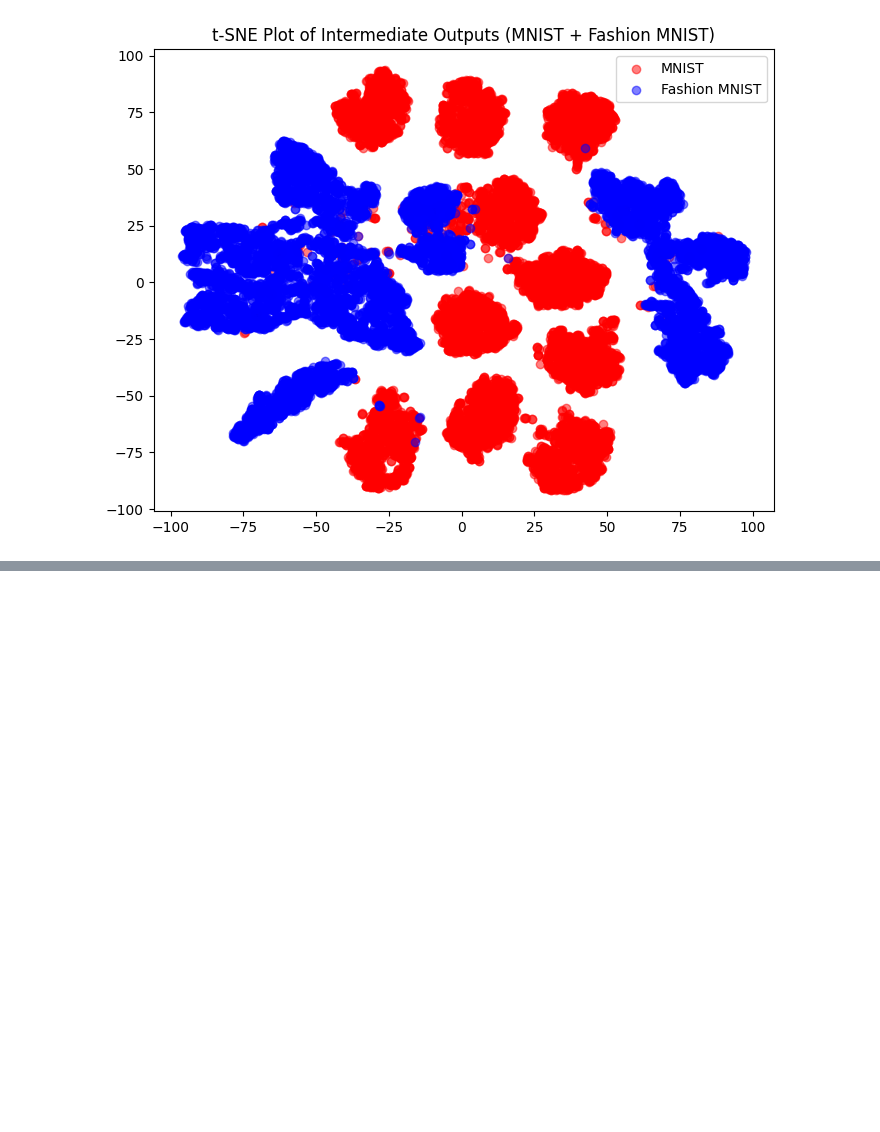
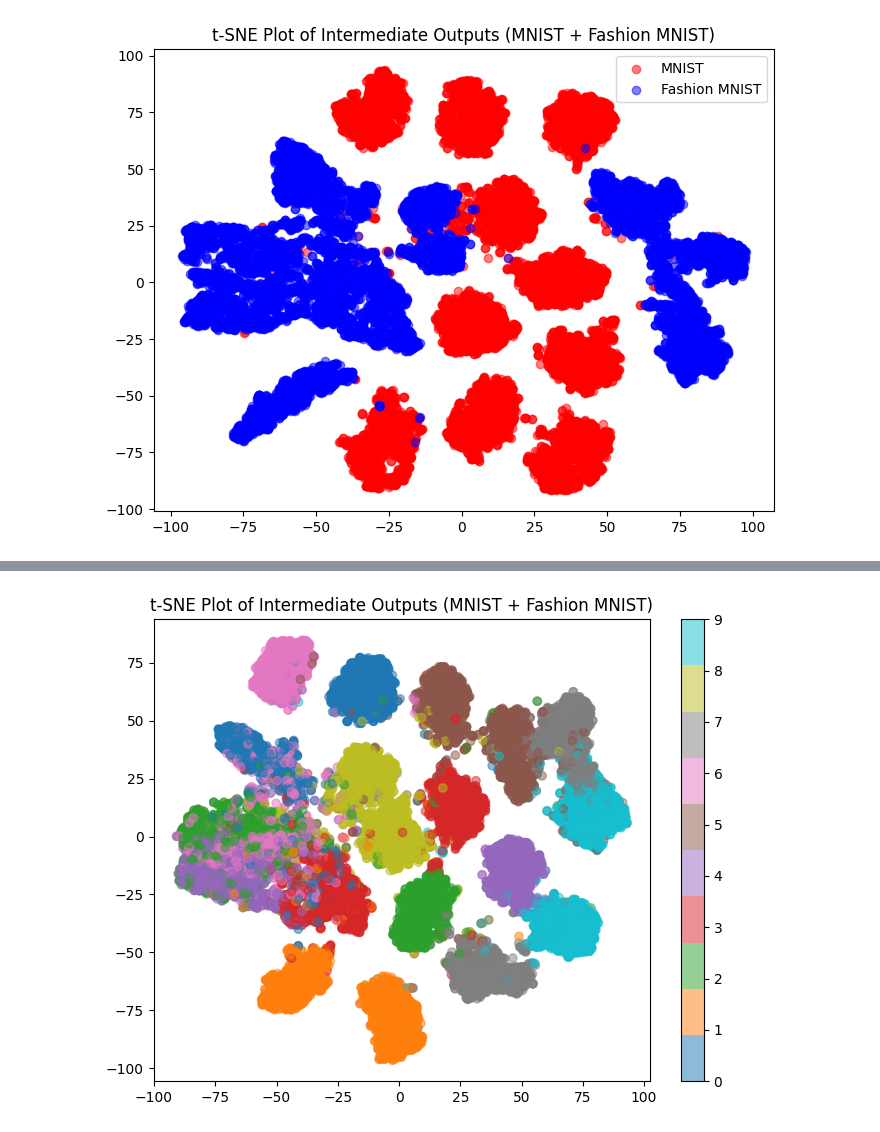
Before and after one commit to Kanishk-py/ML-Task, a Jupyter notebook: cnn.ipynb, the cells around one changed output, grey strips where cells are left out. Drawn from its saved outputs; the diff is of its cells as text; code cells hidden in the pictures; blank space fills up the shorter version.

```diff
--- a/cnn.ipynb
+++ b/cnn.ipynb
@@ -420,3 +420,49 @@ plt.show()
  [ 56.121986  22.637543]]
 (20000, 2)
 [figure]
+# %%
+import tensorflow as tf
+from tensorflow.keras.models import load_model
+import numpy as np
+from sklearn.manifold import TSNE
+import matplotlib.pyplot as plt
+
+# Load the saved model
+saved_model_path = './models/best_model_MC.h5'
+model = load_model(saved_model_path, custom_objects={'MC_dropout': MC_dropout})
+
+# Load MNIST and Fashion MNIST datasets
+mnist_data = tf.keras.datasets.mnist.load_data()
+fashion_data = tf.keras.datasets.fashion_mnist.load_data()
+
+# Combine the MNIST and Fashion MNIST data and labels
+combined_train_x = np.concatenate([mnist_data[0][0], fashion_data[0][0]], axis=0)
+combined_train_y = np.concatenate([mnist_data[0][1], fashion_data[0][1]], axis=0)
+
+combined_test_x = np.concatenate([mnist_data[1][0], fashion_data[1][0]], axis=0)
+combined_test_y = np.concatenate([mnist_data[1][1], fashion_data[1][1]], axis=0)
+
+# Preprocess the data (assuming the model expects input shape (28, 28, 1))
+combined_train_x = combined_train_x.reshape(-1, 28, 28, 1) / 255.0
+combined_test_x = combined_test_x.reshape(-1, 28, 28, 1) / 255.0
+model.fit(combined_train_x, combined_train_y)
+
+# Get the intermediate layer's outputs for the training data
+intermediate_outputs = model.predict(combined_test_x)
+
+# Get the intermediate layer's outputs for the combined dataset
+intermediate_outputs = model.layers[-2].output  # Remove the final layer
+get_intermediate_outputs = tf.keras.backend.function([model.input], [intermediate_outputs])
+intermediate_outputs = get_intermediate_outputs(combined_test_x)[0]
+
+# Perform t-SNE on the intermediate outputs
+tsne = TSNE(n_components=2, random_state=42)
+tsne_results = tsne.fit_transform(intermediate_outputs)
+
+# Plot the t-SNE results
+plt.figure(figsize=(8, 6))
+plt.scatter(tsne_results[:, 0], tsne_results[:, 1], c=combined_test_y, cmap='tab10', alpha=0.5)
+plt.title('t-SNE Plot of Intermediate Outputs (MNIST + Fashion MNIST)')
+plt.colorbar()
+plt.show()
+# %% [output]
@@ -422,0 +471 @@ plt.show()
+[figure, added]
```
Also changed, not shown: parts of 3 cells of this notebook.
